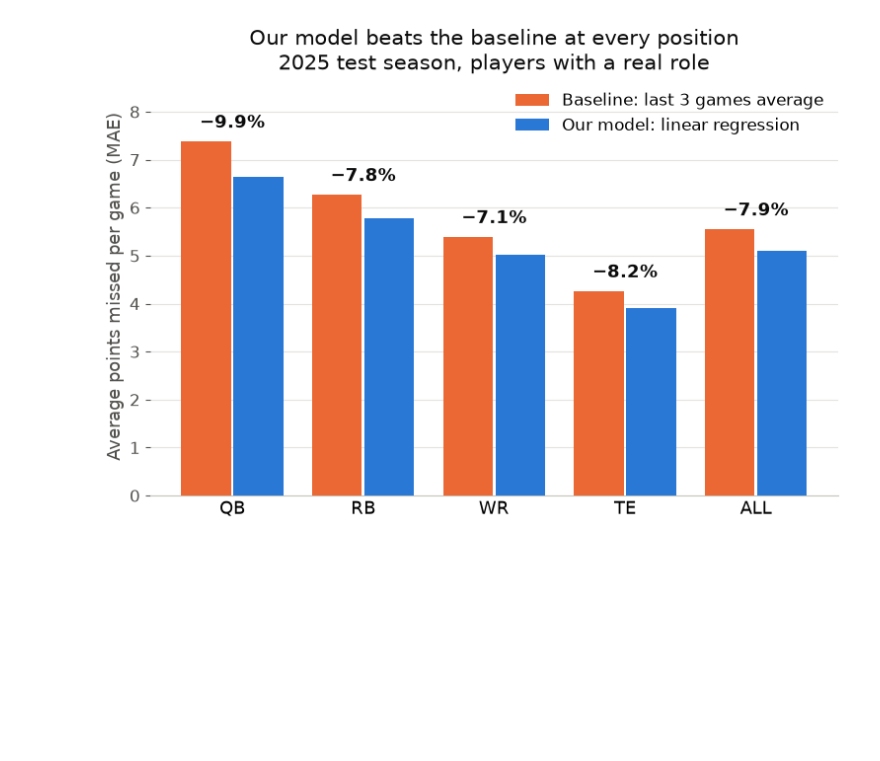
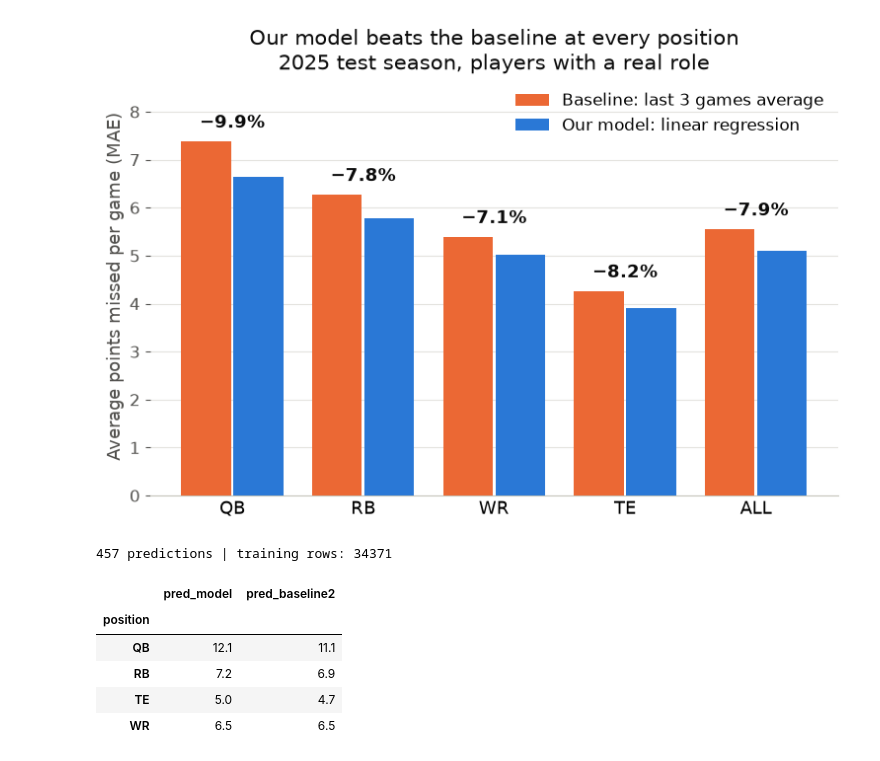
Before and after one commit to farazayub06/fantasy-football-ml, a Jupyter notebook: notebooks/05_baselines_models.ipynb, the cells around one changed output. Saved outputs shown, nothing was run; the diff lists cells and outputs as text; code cells hidden in the pictures; blank space fills up the shorter version.

```diff
--- a/notebooks/05_baselines_models.ipynb
+++ b/notebooks/05_baselines_models.ipynb
@@ -192,3 +192,36 @@ fig.savefig("../reports/figures/mae_by_position.png",        # save for the post
 plt.show()                                                   # also display it in the notebook
 # %% [output]
 [figure]
+# %%
+played = df[df["is_upcoming"] == 0]                          # every game already played (2020 through last week)
+upcoming = df[df["is_upcoming"] == 1]                        # next week's games (no points yet)
+
+final_models = {}                                            # the 4 live models, kept for later
+pred_parts = []                                              # one table of predictions per position
+for pos in POSITIONS:                                        # same one-model-per-position setup as before
+    tr = played[played["position"] == pos]                   # all played games at this position
+    up = upcoming[upcoming["position"] == pos]               # this position's upcoming games
+    cols = [c for c in FEATURES if tr[c].notna().any()]      # skip features that are all blank for this position
+    model = make_pipeline(SimpleImputer(strategy="median", add_indicator=True),  # fill blanks + missing flags
+                          LinearRegression())                # our final model (Decision: linear regression)
+    model.fit(tr[cols], tr[TARGET])                          # train on everything played
+    out = up[["player_id", "player_display_name", "position",    # who
+              "team", "opponent_team", "season", "week",         # which game
+              "history_flag"]].copy()                            # history label
+    out["pred_model"] = model.predict(up[cols])              # our model's predicted points
+    out["pred_baseline2"] = up["fantasy_points_ppr_last3"]   # Baseline 2 (needed to score it later)
+    out["real_role"] = up["offense_pct_last3"] >= ROLE_CUTOFF    # True = counts toward the headline MAE
+    pred_parts.append(out)                                   # save this position's table
+    final_models[pos] = model                                # save the model
+
+preds = pd.concat(pred_parts).sort_values("pred_model", ascending=False)  # one table, highest projection first
+print(len(preds), "predictions | training rows:", len(played))           # expect ~350-450 predictions
+preds.groupby("position")[["pred_model", "pred_baseline2"]].mean().round(1)  # average prediction per position
+# %% [output]
+457 predictions | training rows: 34371
+|  | pred_model | pred_baseline2 |
+| position |  |  |
+| QB | 12.1 | 11.1 |
+| RB | 7.2 | 6.9 |
+| TE | 5.0 | 4.7 |
+| WR | 6.5 | 6.5 |
```
Also changed, not shown: parts of 4 cells of this notebook, 7 other files.
